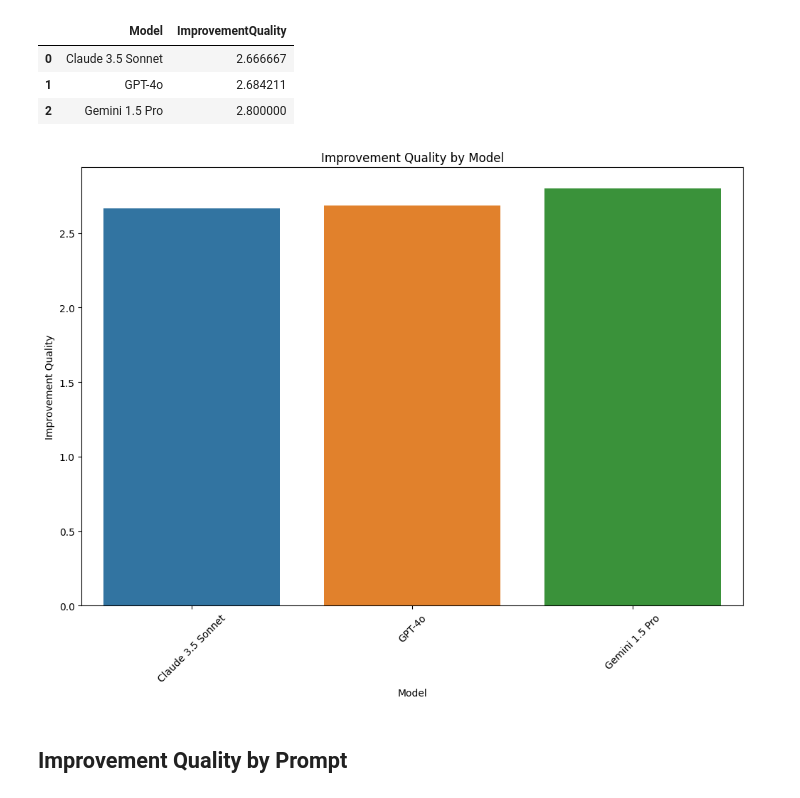
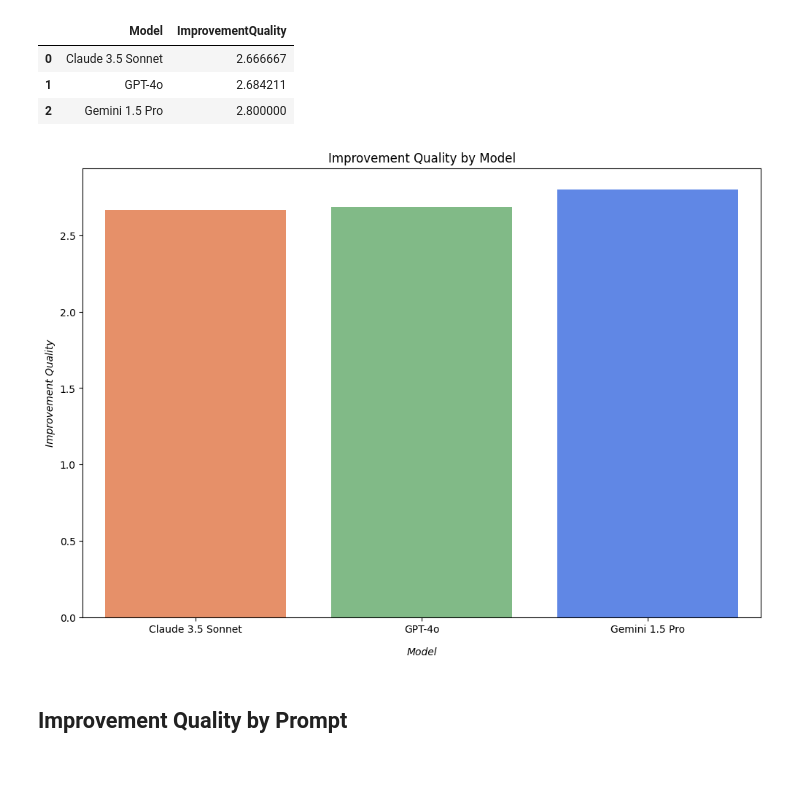
Before and after one commit to fapfaff/ai-detection-of-architectural-antipatterns, a Jupyter notebook: evaluation/evaluation.ipynb, the cells around one changed output. Cells and saved outputs as stored; diff of their text form; code cells hidden in the pictures; blank space fills up the shorter version.

```diff
--- a/evaluation/evaluation.ipynb
+++ b/evaluation/evaluation.ipynb
@@ -87,13 +88,14 @@ grouped_stats
 # %%
 sns_data_prompt_model = df.groupby(['Prompt', 'Model'])['Detected'].mean().reset_index()
 
+prompt_order = ['Standard', 'CoT', 'CoT+Catalog']
+model_colors = {'GPT-4o': '#77C37F', 'Claude 3.5 Sonnet': '#fb8854', 'Gemini 1.5 Pro': '#4a7efb'}
 
 plt.figure(figsize=(12, 8))
-sns.barplot(x='Prompt', y='Detected', hue='Model', data=sns_data_prompt_model)
+sns.barplot(x='Prompt', y='Detected', hue='Model', data=sns_data_prompt_model, order=prompt_order, palette=model_colors)
 plt.title('Detection Accuracy by Prompt and Model')
-plt.xlabel('Prompt')
-plt.ylabel('Accuracy')
-plt.xticks(rotation=45)
+plt.xlabel('Prompt', fontstyle='italic', labelpad=12)
+plt.ylabel('Accuracy', fontstyle='italic')
 plt.tight_layout()
 plt.show()
 # %% [output]
@@ -304,14 +373,13 @@ quality_by_model
 | 2 | Gemini 1.5 Pro | 2.800000 |
 # %%
 plt.figure(figsize=(12, 8))
-sns.barplot(x='Model', y='ImprovementQuality', data=quality_by_model, hue="Model")
+sns.barplot(x='Model', y='ImprovementQuality', data=quality_by_model, hue="Model", palette=model_colors)
 plt.title('Improvement Quality by Model')
-plt.xlabel("Model")
-plt.ylabel("Improvement Quality")
-plt.xticks(rotation=45)
+plt.xlabel("Model", fontstyle='italic', labelpad=12)
+plt.ylabel("Improvement Quality", fontstyle='italic')
 plt.show()
 # %% [output]
-[figure, old version]
+[figure, new version]
 # %% [markdown]
 ## Improvement Quality by Prompt
 # %%
```
Also changed, not shown: parts of 19 cells of this notebook, 1 other file.
